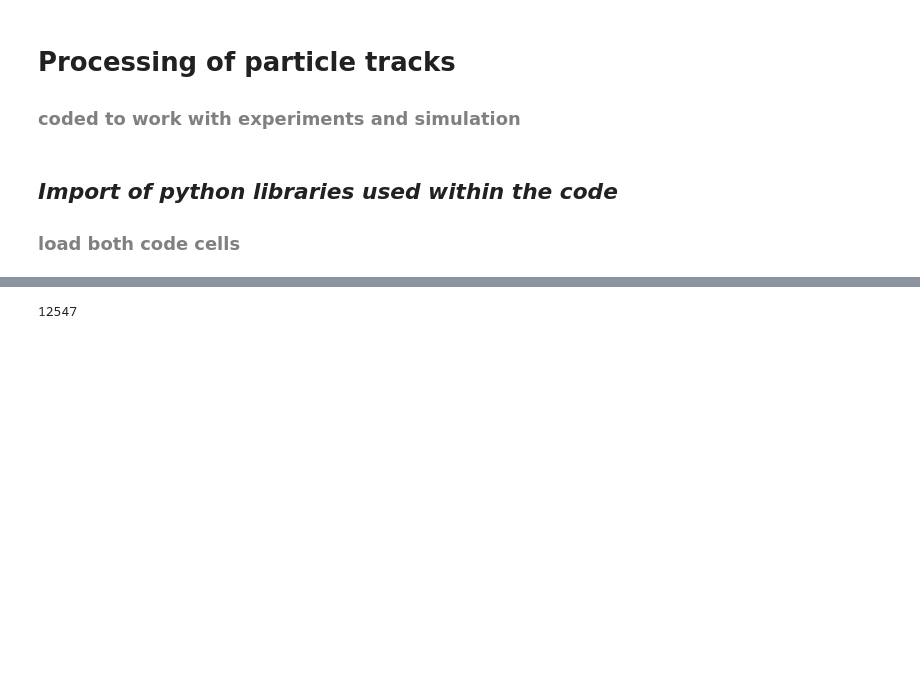
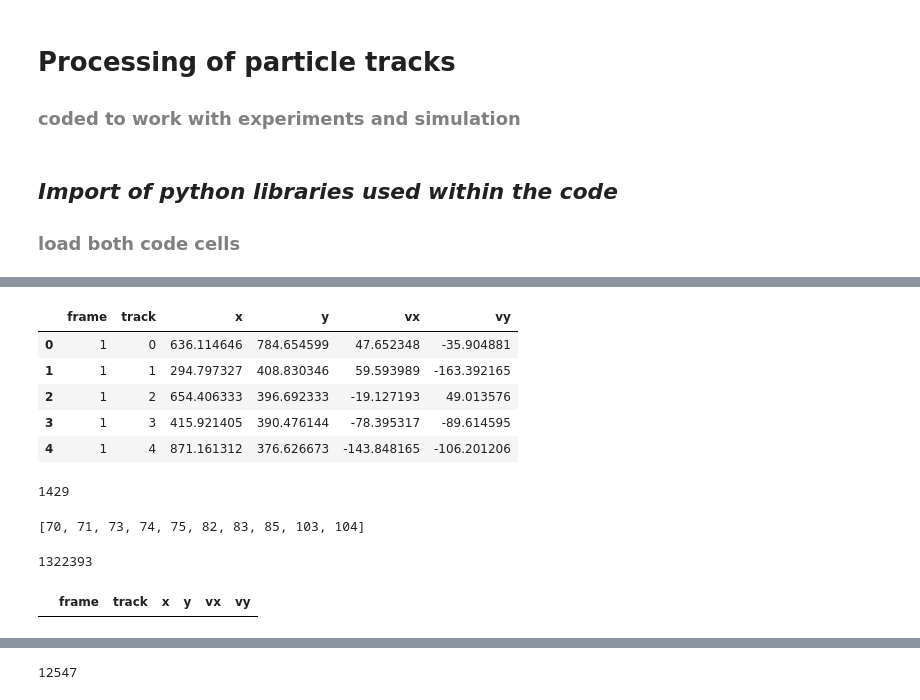
Before and after one commit to fvegar/Tracks, a Jupyter notebook: tracks_processing.ipynb, the cells around one changed output, grey strips where cells are left out. Cells and saved outputs as stored; diff of their text form; code cells hidden in the pictures; blank space fills up the shorter version.

```diff
--- a/tracks_processing.ipynb
+++ b/tracks_processing.ipynb
@@ -116,0 +162,28 @@ Name: N, dtype: int64
+# %%
+# drop tracks that last just 1 frame, store the dropped tracks list in one_list
+tabla = one_red(tabla)
+tabla.head()
+# %% [output]
+|  | frame | track | x | y | vx | vy |
+| 0 | 1 | 0 | 636.114646 | 784.654599 | 47.652348 | -35.904881 |
+| 1 | 1 | 1 | 294.797327 | 408.830346 | 59.593989 | -163.392165 |
+| 2 | 1 | 2 | 654.406333 | 396.692333 | -19.127193 | 49.013576 |
+| 3 | 1 | 3 | 415.921405 | 390.476144 | -78.395317 | -89.614595 |
+| 4 | 1 | 4 | 871.161312 | 376.626673 | -143.848165 | -106.201206 |
+# %%
+Ntracks
+# %% [output]
+1429
+# %%
+# first 10 lonely tracks
+one_list[:10]
+# %% [output]
+[70, 71, 73, 74, 75, 82, 83, 85, 103, 104]
+# %%
+len(tabla)
+# %% [output]
+1322393
+# %%
+tabla.loc[tabla.track==70]
+# %% [output]
+|  | frame | track | x | y | vx | vy |
```
Also changed, not shown: parts of 21 cells of this notebook.
